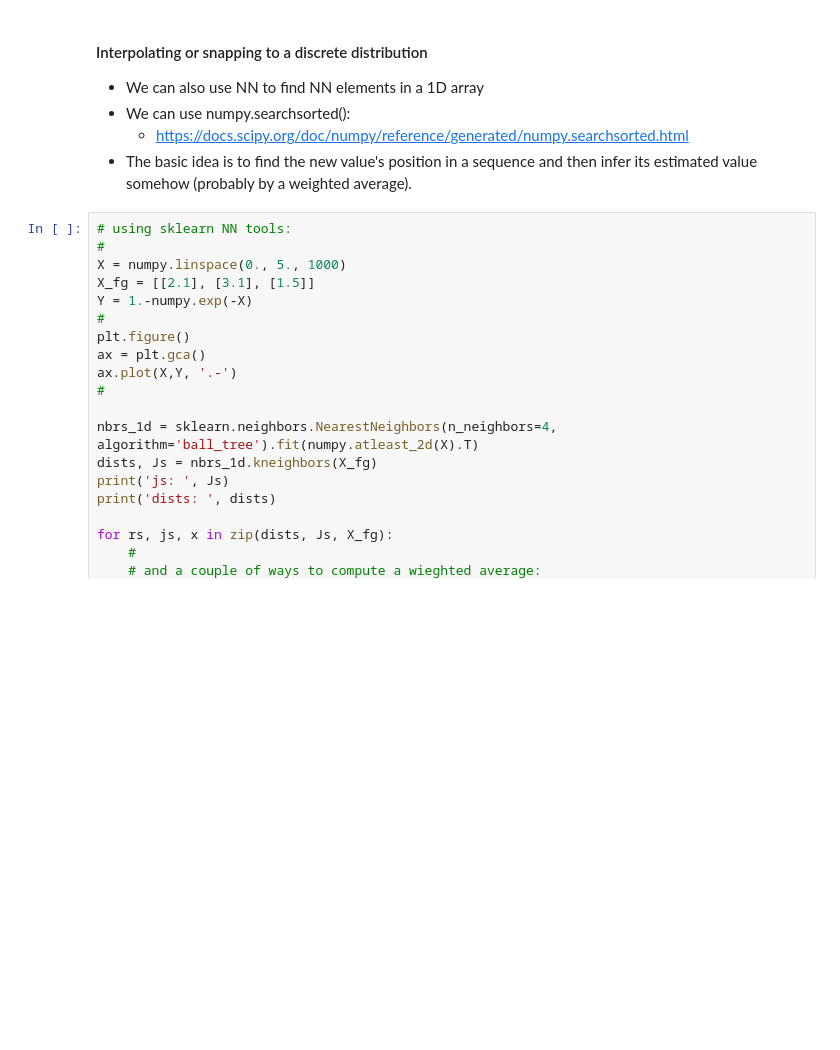
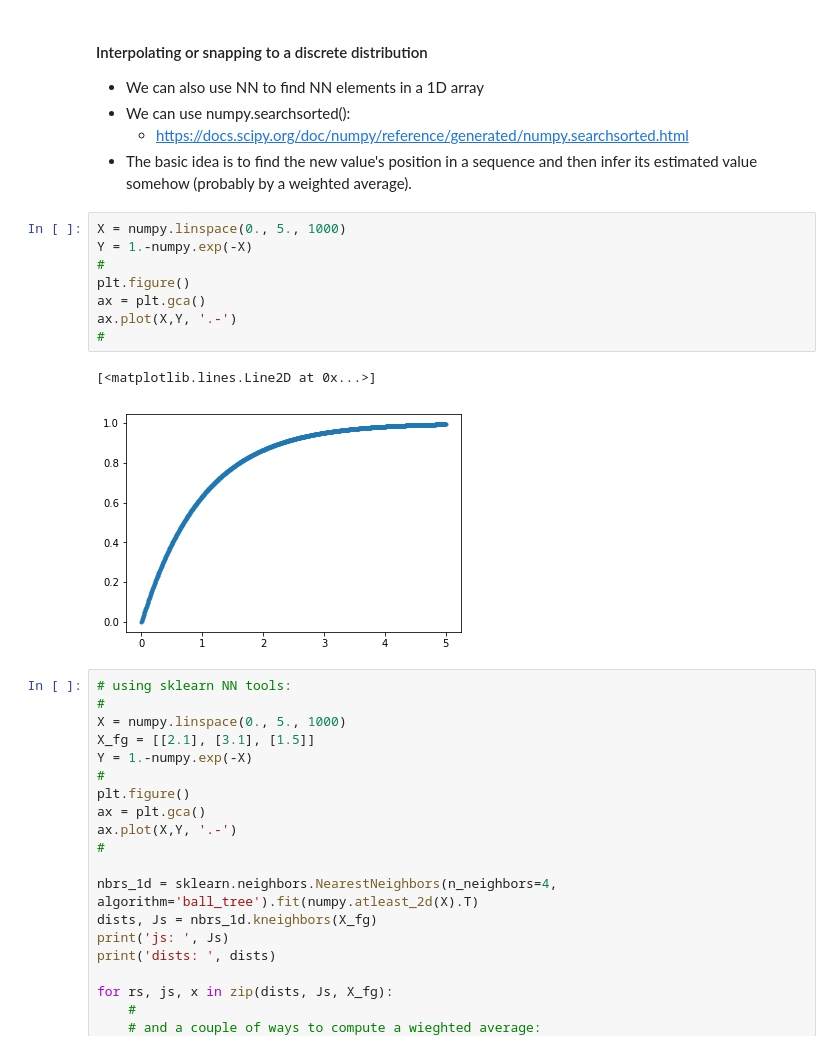
Before and after one commit to markyoder/gallery, a Jupyter notebook: Nearest_Neighbors_demo.ipynb, the cells around one changed output. Saved outputs shown, nothing was run; the diff lists cells and outputs as text; blank space fills up the shorter version.

```diff
--- a/Nearest_Neighbors_demo.ipynb
+++ b/Nearest_Neighbors_demo.ipynb
@@ -96,6 +96,17 @@ ax.set_xlim(0.,1.)
 - We can use numpy.searchsorted():
   - https://docs.scipy.org/doc/numpy/reference/generated/numpy.searchsorted.html
 - The basic idea is to find the new value's position in a sequence and then infer its estimated value somehow (probably by a weighted average).
+# %%
+X = numpy.linspace(0., 5., 1000)
+Y = 1.-numpy.exp(-X)
+#
+plt.figure()
+ax = plt.gca()
+ax.plot(X,Y, '.-')
+#
+# %% [output]
+[<matplotlib.lines.Line2D at 0x...>]
+[figure, added]
 # %%
 # using sklearn NN tools:
 #
```
Also changed, not shown: 1 other file.
